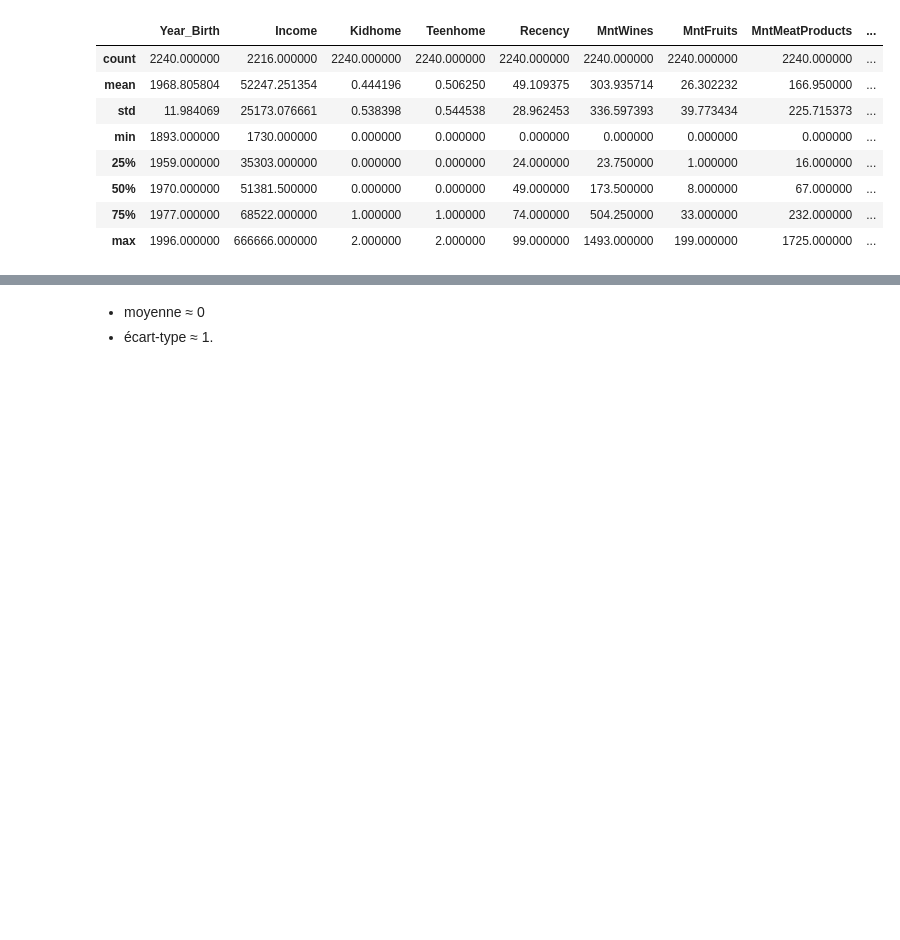
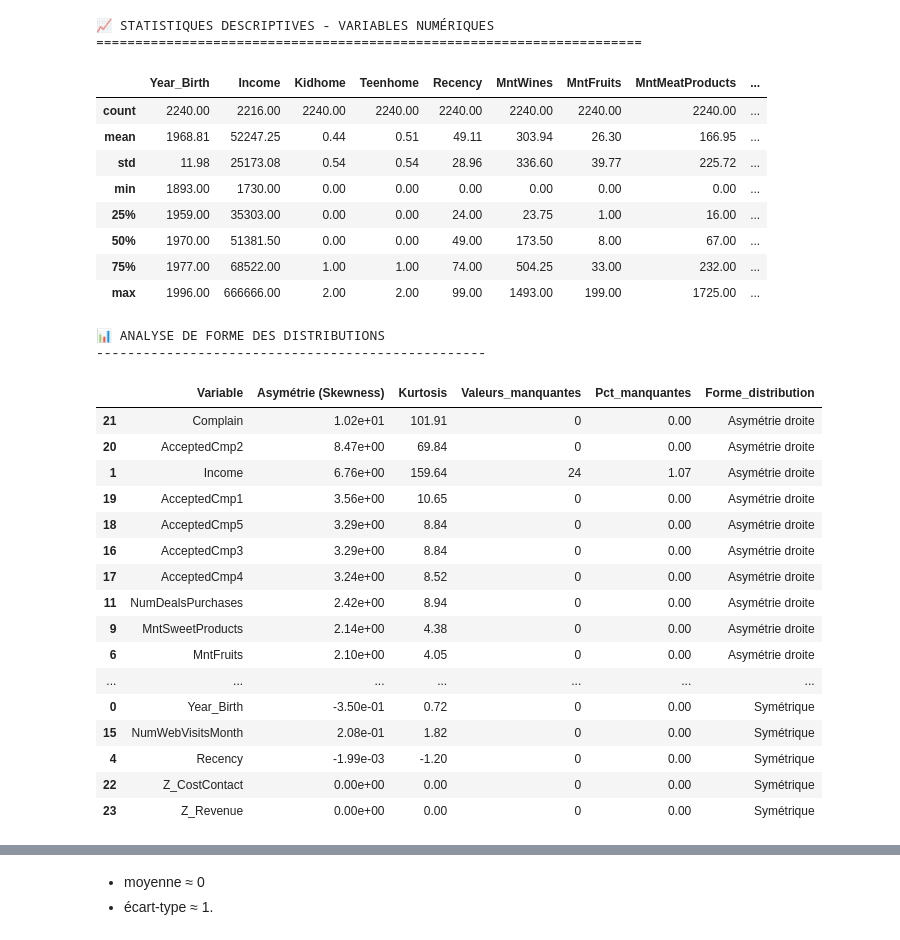
Before and after one commit to bruno-coulet/customer-personality-analysis, a Jupyter notebook: exploration.ipynb, the cells around one changed output, grey strips where cells are left out. Drawn from its saved outputs; the diff is of its cells as text; code cells hidden in the pictures; blank space fills up the shorter version.

```diff
--- a/exploration.ipynb
+++ b/exploration.ipynb
@@ -46,13 +287,64 @@ plt.show()
 # %%
-# df.describe()
+# Analyse statistique descriptive complète
+print("📈 STATISTIQUES DESCRIPTIVES - VARIABLES NUMÉRIQUES")
+print("="*70)
+
+desc_stats = df.describe()
+display(desc_stats)
+
+# Analyse des asymétries et kurtosis
+print("\n📊 ANALYSE DE FORME DES DISTRIBUTIONS")
+print("-"*50)
+numeric_cols = df.select_dtypes(include=[np.number]).columns
+
+skew_kurt_df = pd.DataFrame({
+    'Variable': numeric_cols,
+    'Asymétrie (Skewness)': [df[col].skew() for col in numeric_cols],
+    'Kurtosis': [df[col].kurtosis() for col in numeric_cols],
+    'Valeurs_manquantes': [df[col].isnull().sum() for col in numeric_cols],
+    'Pct_manquantes': [round(df[col].isnull().sum()/len(df)*100, 2) for col in numeric_cols]
+})
+
+# Classification de l'asymétrie
+def classify_skewness(skew):
+    if abs(skew) < 0.5:
+        return "Symétrique"
+    elif skew > 0.5:
+        return "Asymétrie droite"
+    else:
+        return "Asymétrie gauche"
+
+skew_kurt_df['Forme_distribution'] = skew_kurt_df['Asymétrie (Skewness)'].apply(classify_skewness)
+display(skew_kurt_df.sort_values('Asymétrie (Skewness)', key=abs, ascending=False))
 # %% [output]
+📈 STATISTIQUES DESCRIPTIVES - VARIABLES NUMÉRIQUES
+======================================================================
 |  | Year_Birth | Income | Kidhome | Teenhome | Recency | MntWines | MntFruits | MntMeatProducts | ... |
-| count | 2240.000000 | 2216.000000 | 2240.000000 | 2240.000000 | 2240.000000 | 2240.000000 | 2240.000000 | 2240.000000 | ... |
-| mean | 1968.805804 | 52247.251354 | 0.444196 | 0.506250 | 49.109375 | 303.935714 | 26.302232 | 166.950000 | ... |
-| std | 11.984069 | 25173.076661 | 0.538398 | 0.544538 | 28.962453 | 336.597393 | 39.773434 | 225.715373 | ... |
-| min | 1893.000000 | 1730.000000 | 0.000000 | 0.000000 | 0.000000 | 0.000000 | 0.000000 | 0.000000 | ... |
-| 25% | 1959.000000 | 35303.000000 | 0.000000 | 0.000000 | 24.000000 | 23.750000 | 1.000000 | 16.000000 | ... |
-| 50% | 1970.000000 | 51381.500000 | 0.000000 | 0.000000 | 49.000000 | 173.500000 | 8.000000 | 67.000000 | ... |
-| 75% | 1977.000000 | 68522.000000 | 1.000000 | 1.000000 | 74.000000 | 504.250000 | 33.000000 | 232.000000 | ... |
-| max | 1996.000000 | 666666.000000 | 2.000000 | 2.000000 | 99.000000 | 1493.000000 | 199.000000 | 1725.000000 | ... |
+| count | 2240.00 | 2216.00 | 2240.00 | 2240.00 | 2240.00 | 2240.00 | 2240.00 | 2240.00 | ... |
+| mean | 1968.81 | 52247.25 | 0.44 | 0.51 | 49.11 | 303.94 | 26.30 | 166.95 | ... |
+| std | 11.98 | 25173.08 | 0.54 | 0.54 | 28.96 | 336.60 | 39.77 | 225.72 | ... |
+| min | 1893.00 | 1730.00 | 0.00 | 0.00 | 0.00 | 0.00 | 0.00 | 0.00 | ... |
+| 25% | 1959.00 | 35303.00 | 0.00 | 0.00 | 24.00 | 23.75 | 1.00 | 16.00 | ... |
+| 50% | 1970.00 | 51381.50 | 0.00 | 0.00 | 49.00 | 173.50 | 8.00 | 67.00 | ... |
+| 75% | 1977.00 | 68522.00 | 1.00 | 1.00 | 74.00 | 504.25 | 33.00 | 232.00 | ... |
+| max | 1996.00 | 666666.00 | 2.00 | 2.00 | 99.00 | 1493.00 | 199.00 | 1725.00 | ... |
+📊 ANALYSE DE FORME DES DISTRIBUTIONS
+--------------------------------------------------
+|  | Variable | Asymétrie (Skewness) | Kurtosis | Valeurs_manquantes | Pct_manquantes | Forme_distribution |
+| 21 | Complain | 1.02e+01 | 101.91 | 0 | 0.00 | Asymétrie droite |
+| 20 | AcceptedCmp2 | 8.47e+00 | 69.84 | 0 | 0.00 | Asymétrie droite |
+| 1 | Income | 6.76e+00 | 159.64 | 24 | 1.07 | Asymétrie droite |
+| 19 | AcceptedCmp1 | 3.56e+00 | 10.65 | 0 | 0.00 | Asymétrie droite |
+| 18 | AcceptedCmp5 | 3.29e+00 | 8.84 | 0 | 0.00 | Asymétrie droite |
+| 16 | AcceptedCmp3 | 3.29e+00 | 8.84 | 0 | 0.00 | Asymétrie droite |
+| 17 | AcceptedCmp4 | 3.24e+00 | 8.52 | 0 | 0.00 | Asymétrie droite |
+| 11 | NumDealsPurchases | 2.42e+00 | 8.94 | 0 | 0.00 | Asymétrie droite |
+| 9 | MntSweetProducts | 2.14e+00 | 4.38 | 0 | 0.00 | Asymétrie droite |
+| 6 | MntFruits | 2.10e+00 | 4.05 | 0 | 0.00 | Asymétrie droite |
+| ... | ... | ... | ... | ... | ... | ... |
+| 0 | Year_Birth | -3.50e-01 | 0.72 | 0 | 0.00 | Symétrique |
+| 15 | NumWebVisitsMonth | 2.08e-01 | 1.82 | 0 | 0.00 | Symétrique |
+| 4 | Recency | -1.99e-03 | -1.20 | 0 | 0.00 | Symétrique |
+| 22 | Z_CostContact | 0.00e+00 | 0.00 | 0 | 0.00 | Symétrique |
+| 23 | Z_Revenue | 0.00e+00 | 0.00 | 0 | 0.00 | Symétrique |
 # %%
```
Also changed, not shown: parts of 44 cells of this notebook, 6 other files.
